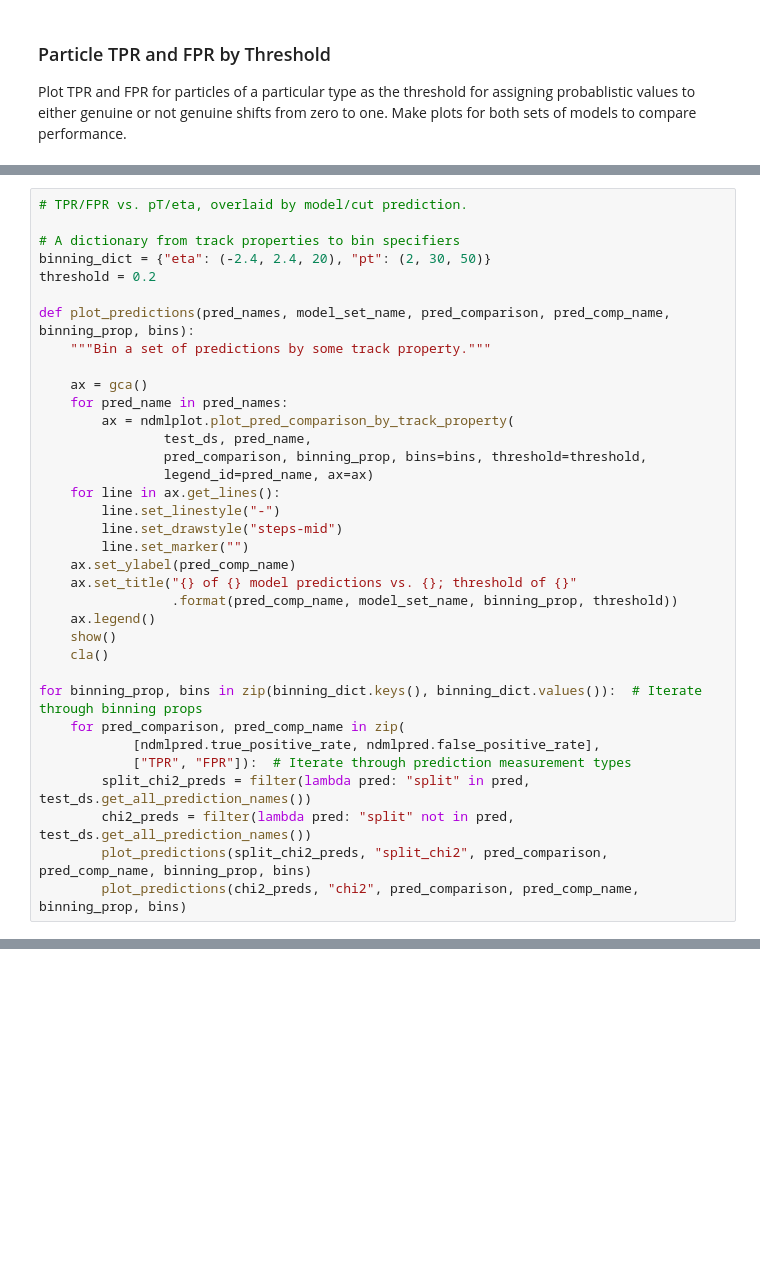
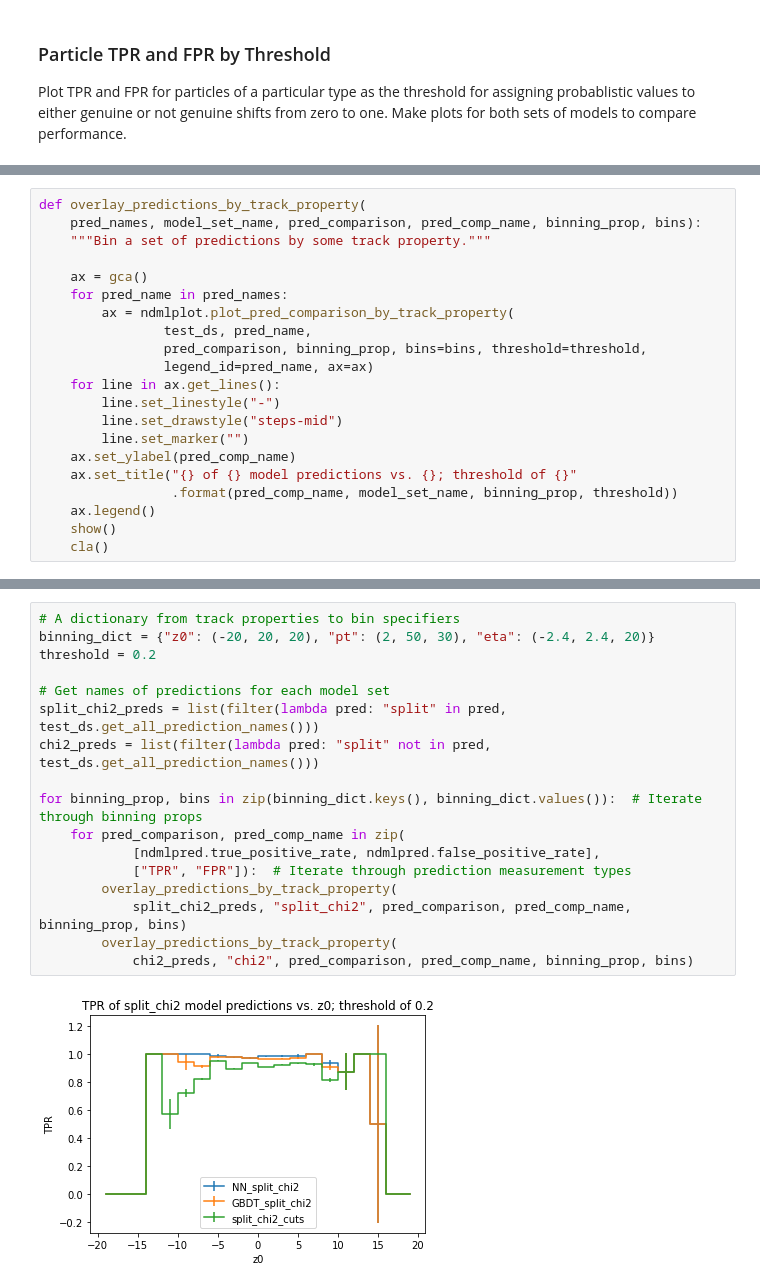
Before and after one commit to cqpancoast/cms-tracktrigger-ml, a Jupyter notebook: electronstudy.ipynb, the cells around one changed output, grey strips where cells are left out. Saved outputs shown, nothing was run; the diff lists cells and outputs as text; blank space fills up the shorter version.

```diff
--- a/electronstudy.ipynb
+++ b/electronstudy.ipynb
@@ -246,11 +271,6 @@ Plot TPR and FPR for particles of a particular type for binned values of some tr
 # %%
-# TPR/FPR vs. pT/eta, overlaid by model/cut prediction.
-
-# A dictionary from track properties to bin specifiers
-binning_dict = {"eta": (-2.4, 2.4, 20), "pt": (2, 30, 50)}
-threshold = 0.2
-
-def plot_predictions(pred_names, model_set_name, pred_comparison, pred_comp_name, binning_prop, bins):
+def overlay_predictions_by_track_property(
+    pred_names, model_set_name, pred_comparison, pred_comp_name, binning_prop, bins):
     """Bin a set of predictions by some track property."""
 
     ax = gca()
@@ -269,12 +289,3 @@ def plot_predictions(pred_names, model_set_name, pred_comparison, pred_comp_name
     ax.legend()
     show()
     cla()
-
-for binning_prop, bins in zip(binning_dict.keys(), binning_dict.values()):  # Iterate through binning props
-    for pred_comparison, pred_comp_name in zip(
-            [ndmlpred.true_positive_rate, ndmlpred.false_positive_rate],
-            ["TPR", "FPR"]):  # Iterate through prediction measurement types
-        split_chi2_preds = filter(lambda pred: "split" in pred, test_ds.get_all_prediction_names())
-        chi2_preds = filter(lambda pred: "split" not in pred, test_ds.get_all_prediction_names())
-        plot_predictions(split_chi2_preds, "split_chi2", pred_comparison, pred_comp_name, binning_prop, bins)
-        plot_predictions(chi2_preds, "chi2", pred_comparison, pred_comp_name, binning_prop, bins)
@@ -290,0 +292,19 @@ for binning_prop, bins in zip(binning_dict.keys(), binning_dict.values()):  # It
+# %%
+# A dictionary from track properties to bin specifiers
+binning_dict = {"z0": (-20, 20, 20), "pt": (2, 50, 30), "eta": (-2.4, 2.4, 20)}
+threshold = 0.2
+
+# Get names of predictions for each model set
+split_chi2_preds = list(filter(lambda pred: "split" in pred, test_ds.get_all_prediction_names()))
+chi2_preds = list(filter(lambda pred: "split" not in pred, test_ds.get_all_prediction_names()))
+
+for binning_prop, bins in zip(binning_dict.keys(), binning_dict.values()):  # Iterate through binning props
+    for pred_comparison, pred_comp_name in zip(
+            [ndmlpred.true_positive_rate, ndmlpred.false_positive_rate],
+            ["TPR", "FPR"]):  # Iterate through prediction measurement types
+        overlay_predictions_by_track_property(
+            split_chi2_preds, "split_chi2", pred_comparison, pred_comp_name, binning_prop, bins)
+        overlay_predictions_by_track_property(
+            chi2_preds, "chi2", pred_comparison, pred_comp_name, binning_prop, bins)
+# %% [output]
+[figure, added]
```
Also changed, not shown: parts of 23 cells of this notebook, 1 other file.
